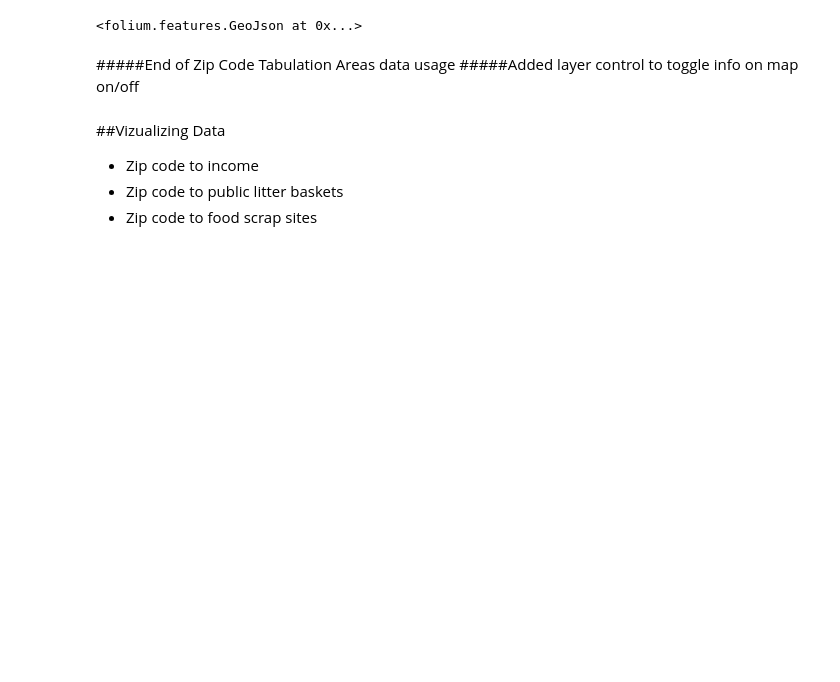
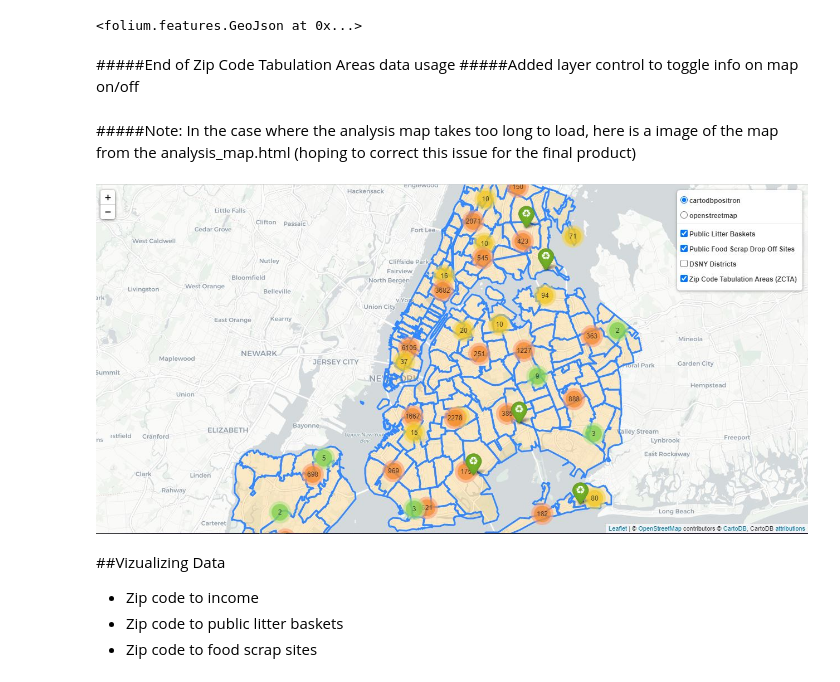
Before and after one commit to neil-kuldip/Disproportion_of_NYC_Litter_Sanitation, a Jupyter notebook: Disproportion_of_NYC_Litter_Sanitation.ipynb, the cells around one changed output. Saved outputs shown, nothing was run; the diff lists cells and outputs as text; code cells hidden in the pictures; blank space fills up the shorter version.

```diff
--- a/Disproportion_of_NYC_Litter_Sanitation.ipynb
+++ b/Disproportion_of_NYC_Litter_Sanitation.ipynb
@@ -477,6 +478,12 @@ zip_geo_json.add_to(analysis_map)
 folium.LayerControl(collapsed=False).add_to(analysis_map)
 analysis_map.save("analysis_map.html")
 analysis_map
+# %% [markdown]
+#####Note: In the case where the analysis map takes too long to load, here is a image of the map from the analysis_map.html (hoping to correct this issue for the final product)
+# %%
+display(Image("analysis_map.png"))
+# %% [output]
+[figure, added]
 # %% [markdown]
 ##Vizualizing Data
 - Zip code to income
```
Also changed, not shown: parts of 3 cells of this notebook.
